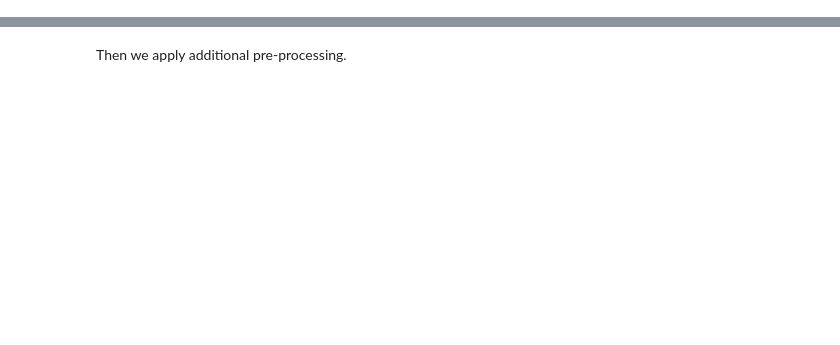
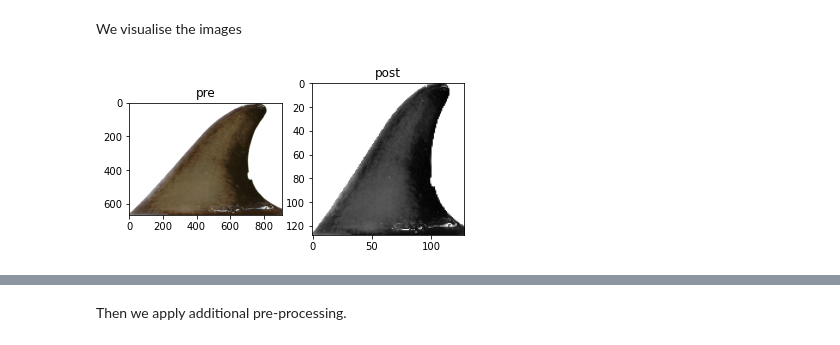
Before and after one commit to JBris/dolphin_segmentation, a Jupyter notebook: notebooks/2_non_parametric_supervised_umap_hdbscan.ipynb, the cells around one changed output, grey strips where cells are left out. Drawn from its saved outputs; the diff is of its cells as text; code cells hidden in the pictures; blank space fills up the shorter version.

```diff
--- a/notebooks/2_non_parametric_supervised_umap_hdbscan.ipynb
+++ b/notebooks/2_non_parametric_supervised_umap_hdbscan.ipynb
@@ -31,6 +33,39 @@ from sklearn.preprocessing import StandardScaler, LabelEncoder
 # %%
 #Constants
-IMG_SIZE = 256
+IMG_SIZE = 128
 IMAGES_DIR = '../images/final_pigmentation_catalogue_2016'
 TARGET_IMAGES_DIR = '../images/final_to_match'
-MAX_FILES = 300
+MAX_FILES = 9999999
+# %% [markdown]
+We visualise the images
+# %%
+def preprocess_image(file):
+    fig, axs = plt.subplots(1, 2, constrained_layout = False)
+    image = cv2.imread(file)
+    axs[0].imshow(image)
+    axs[0].set_title("pre")
+    image = cv2.cvtColor(image, cv2.COLOR_BGR2GRAY)
+    image = cv2.resize(image, (IMG_SIZE, IMG_SIZE))
+    image = cv2.normalize(image,  np.zeros((IMG_SIZE,IMG_SIZE)), 0, 255, cv2.NORM_MINMAX)
+    #image = cv2.bilateralFilter(image, 9, 50, 50)
+    #image = cv2.fastNlMeansDenoising(image, None, 10)
+    #image = cv2.GaussianBlur(image, (5, 5), 0)
+
+#     _, thresh = cv2.threshold(image, 128, 255, cv2.THRESH_BINARY_INV + cv2.THRESH_OTSU)
+#     img_contours = cv2.findContours(thresh, cv2.RETR_TREE, cv2.CHAIN_APPROX_SIMPLE)[-2]
+#     img_contours = sorted(img_contours, key=cv2.contourArea)
+
+#     for i in img_contours:
+#         if cv2.contourArea(i) > 100: break
+
+#     mask = np.zeros(image.shape[:2], np.uint8)
+#     cv2.drawContours(mask, [i],-1, 255, -1)
+#     image = cv2.bitwise_and(image, image, mask=mask)
+
+    axs[1].imshow(image, cmap='gray')
+    axs[1].set_title("post")
+    plt.show()
+# %%
+preprocess_image(f"{IMAGES_DIR}/0004/HG_131115_504_E4_KR_AII_N93.png")
+# %% [output]
+[figure, added]
```
Also changed, not shown: parts of 24 cells of this notebook, 3 other files.
